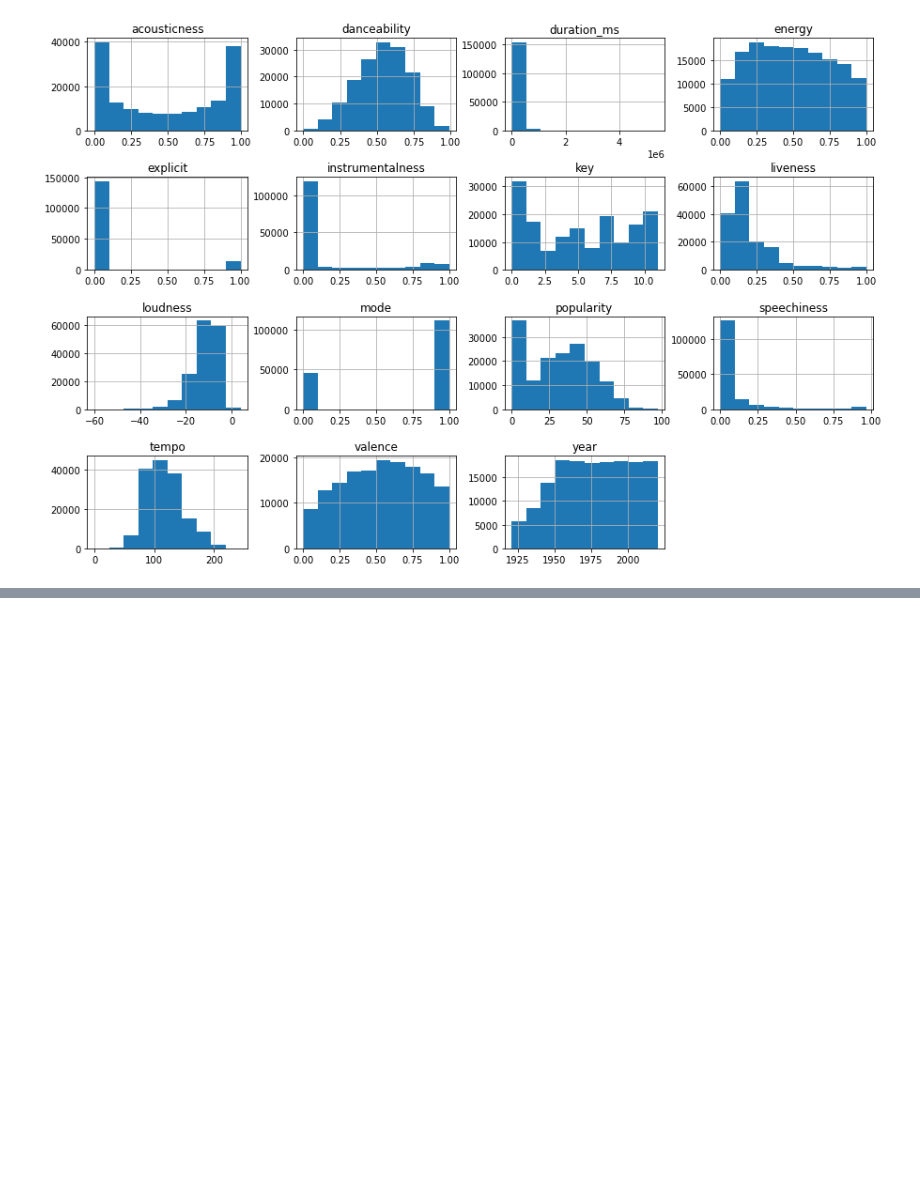
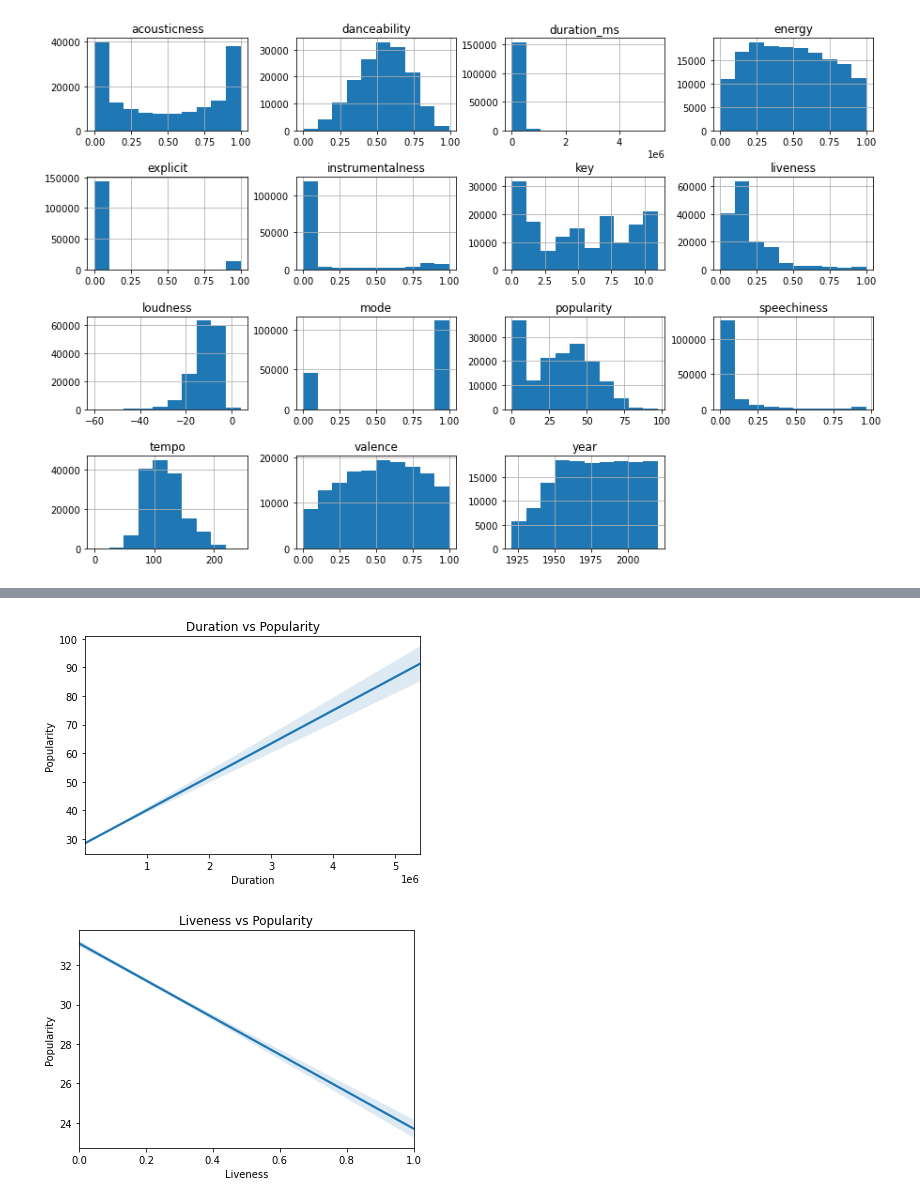
Before and after one commit to AMersman/Spotify, a Jupyter notebook: Notebooks/Spotify Project - EDA.ipynb, the cells around one changed output, grey strips where cells are left out. Saved outputs shown, nothing was run; the diff lists cells and outputs as text; code cells hidden in the pictures; blank space fills up the shorter version.

```diff
--- a/Notebooks/Spotify Project - EDA.ipynb
+++ b/Notebooks/Spotify Project - EDA.ipynb
@@ -106,0 +131,6 @@ sns.heatmap(df.corr(), annot=True);
+# %%
+plot_var(df.duration_ms, df.popularity, "Duration", "Popularity", "Duration vs Popularity")
+plot_var(df.liveness, df.popularity, "Liveness", "Popularity", "Liveness vs Popularity")
+# %% [output]
+[figure, added]
+[figure, added]
```
Also changed, not shown: parts of 5 cells of this notebook.
